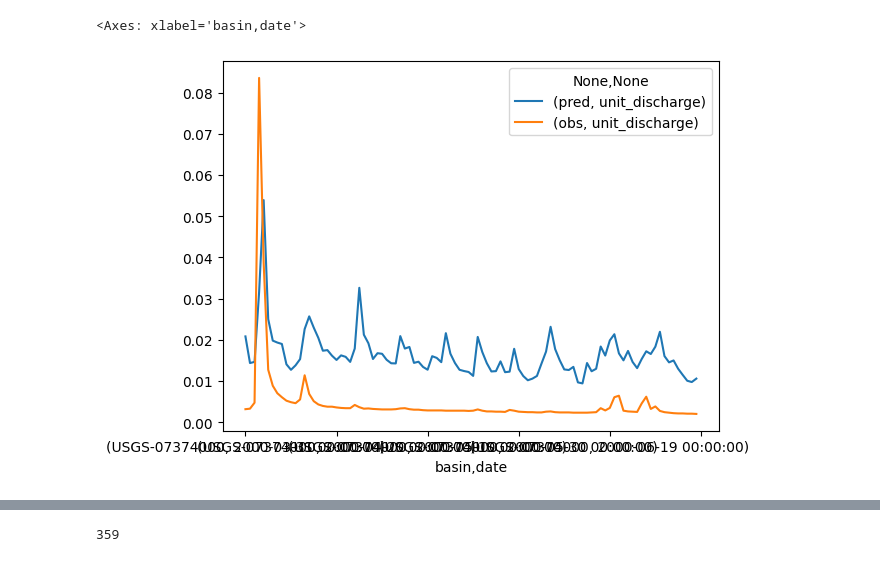
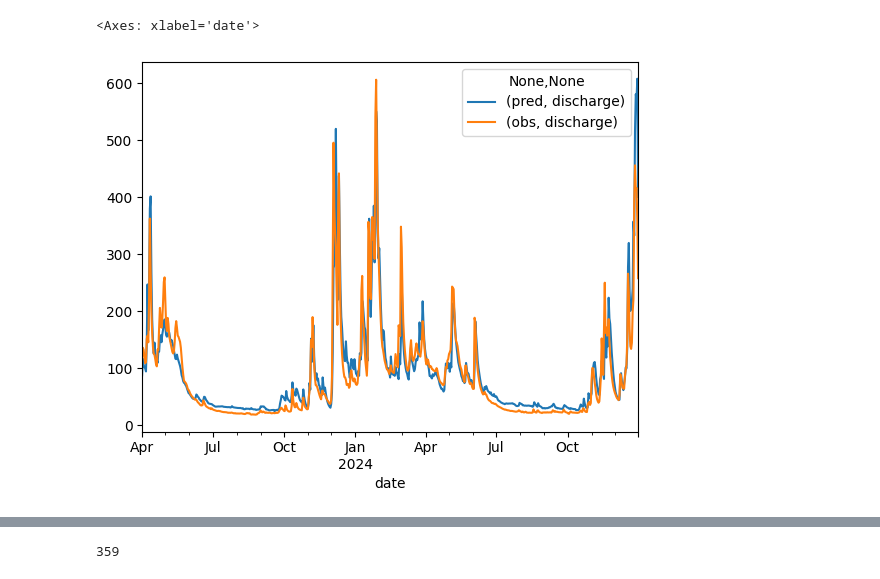
Before and after one commit to Fluvial-UMass/swot-ml, a Jupyter notebook: notebooks/multigraph_manual/plot_model.ipynb, the cells around one changed output, grey strips where cells are left out. Saved outputs shown, nothing was run; the diff lists cells and outputs as text; code cells hidden in the pictures.

```diff
--- a/notebooks/multigraph_manual/plot_model.ipynb
+++ b/notebooks/multigraph_manual/plot_model.ipynb
@@ -5,10 +5,10 @@ import pickle
 import pandas as pd
 import matplotlib.pyplot as plt
 # %%
-run_dir = Path("/nas/cee-water/cjgleason/ted/swot-ml/runs/sf_grnn_clip/era5_20260128_174313")
+run_dir = Path("/nas/cee-water/cjgleason/ted/swot-ml/runs/sf_grnn_gmm_clip/swot_minimal_20260204_210513")
 
-results = pd.read_parquet(run_dir / 'results' / 'train_results.parquet')
-# with open(run_dir / 'results' / "test_metrics.pkl", 'rb') as f:
-#     bulk_m, basin_m = pickle.load(f)
+results = pd.read_parquet(run_dir / 'results' / 'test_results.parquet')
+with open(run_dir / 'results' / "test_metrics.pkl", 'rb') as f:
+    bulk_m, basin_m = pickle.load(f)
 
 # bulk_m
@@ -48,5 +140,7 @@ df = results.xs('USGS-07374000', level='subbasin')
 # %%
-df.iloc[0:100].plot()
+df = results.xs('USGS-14211010', level='subbasin').drop(columns=('pred','discharge_std'))
+
+df.droplevel(0,0).plot()
 # %% [output]
-<Axes: xlabel='basin,date'>
+<Axes: xlabel='date'>
-[figure, old version]
+[figure, new version]
```
Also changed, not shown: parts of 17 cells of this notebook, 19 other files.
